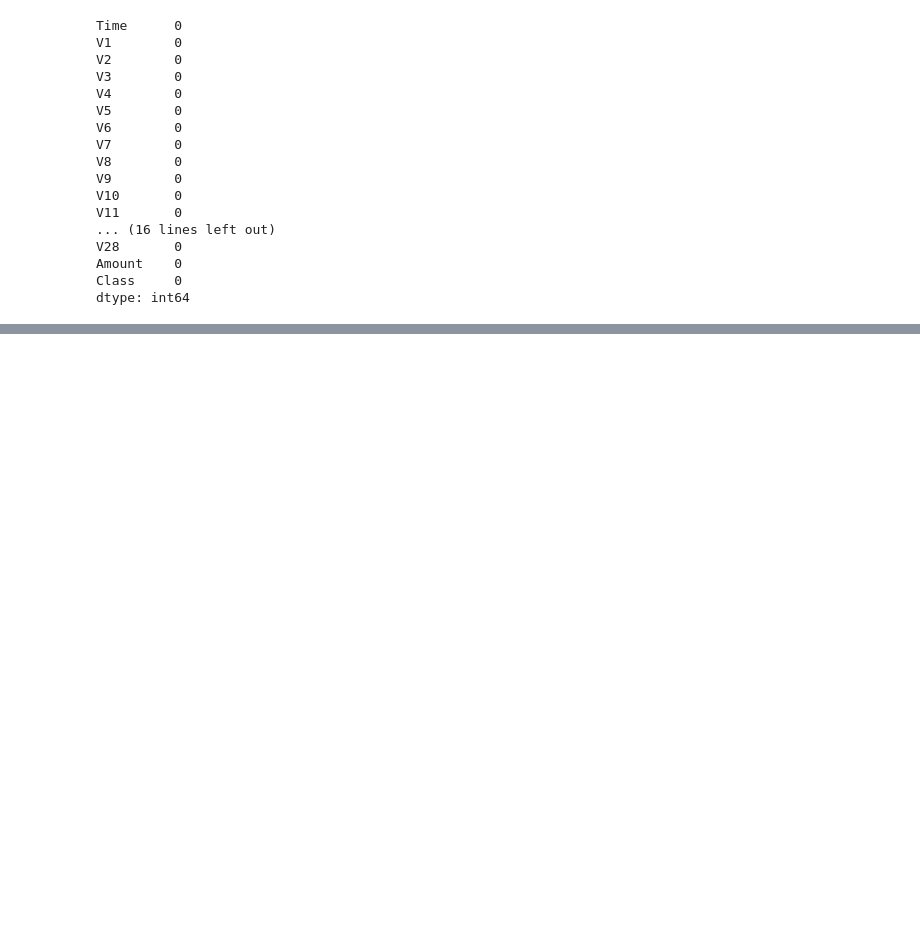
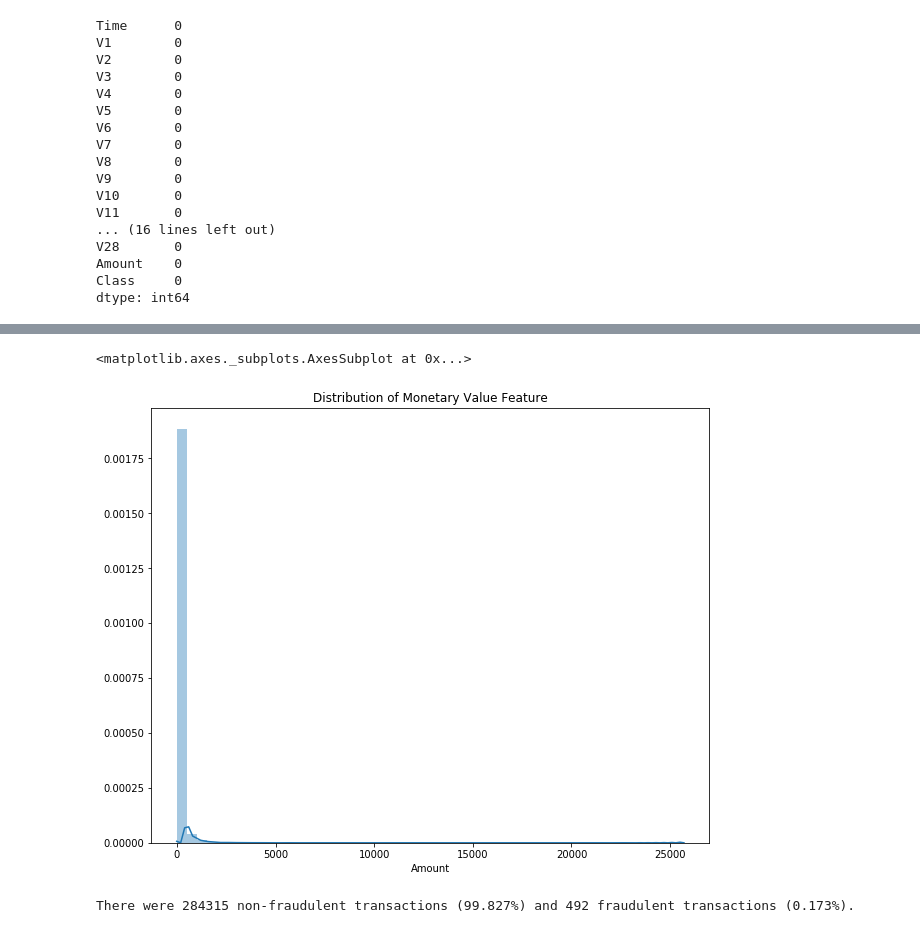
Before and after one commit to elsajun/CC-Fraud-Detection, a Jupyter notebook: Fraud Detection.ipynb, the cells around one changed output, grey strips where cells are left out. Saved outputs shown, nothing was run; the diff lists cells and outputs as text; code cells hidden in the pictures; blank space fills up the shorter version.

```diff
--- a/Fraud Detection.ipynb
+++ b/Fraud Detection.ipynb
@@ -177,0 +95,18 @@ TypeError: '<' not supported between instances of 'int' and 'str'
+# %%
+plt.figure(figsize=(10,8))
+plt.title('Distribution of Monetary Value Feature')
+sns.distplot(df.Amount)
+# %% [output]
+<matplotlib.axes._subplots.AxesSubplot at 0x...>
+[figure, added]
+# %%
+
+#fraud vs. normal transactions
+counts = df.Class.value_counts()
+normal = counts[0]
+fraudulent = counts[1]
+perc_normal = (normal/(normal+fraudulent))*100
+perc_fraudulent = (fraudulent/(normal+fraudulent))*100
+print('There were {} non-fraudulent transactions ({:.3f}%) and {} fraudulent transactions ({:.3f}%).'.format(normal, perc_normal, fraudulent, perc_fraudulent))
+# %% [output]
+There were 284315 non-fraudulent transactions (99.827%) and 492 fraudulent transactions (0.173%).
```
Also changed, not shown: parts of 20 cells of this notebook.
